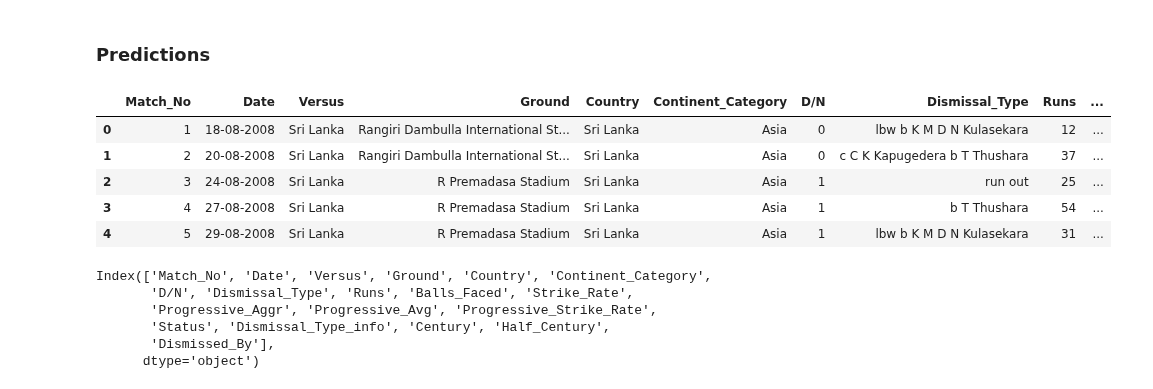
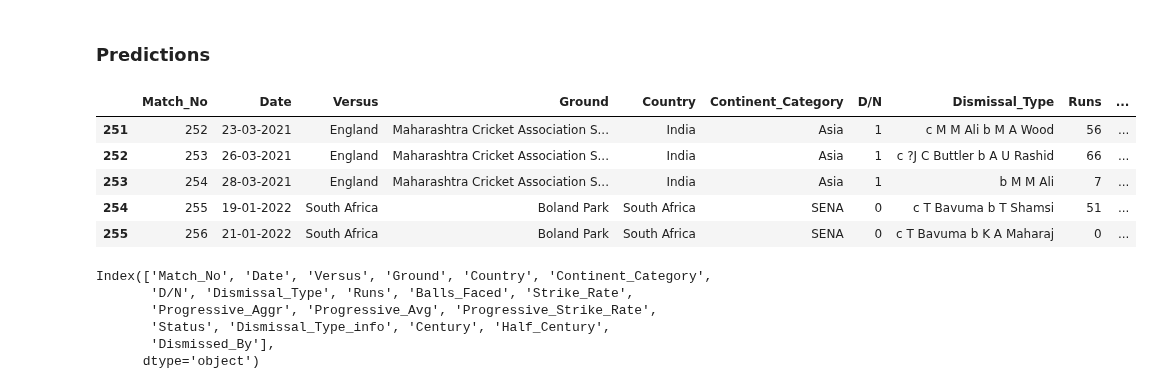
Before and after one commit to SharanDHONI/Virat-Kohli-ODI-Analysis, a Jupyter notebook: ODI_Anlaysis_Regression.ipynb, the cells around one changed output. Drawn from its saved outputs; the diff is of its cells as text; code cells hidden in the pictures.

```diff
--- a/ODI_Anlaysis_Regression.ipynb
+++ b/ODI_Anlaysis_Regression.ipynb
@@ -614,14 +614,14 @@ from sklearn.metrics import r2_score , mean_absolute_error, mean_squared_error
 # %%
 ml = df1.copy()
 # %%
-ml.head()
+ml.tail()
 # %% [output]
 |  | Match_No | Date | Versus | Ground | Country | Continent_Category | D/N | Dismissal_Type | Runs | ... |
-| 0 | 1 | 18-08-2008 | Sri Lanka | Rangiri Dambulla International St... | Sri Lanka | Asia | 0 | lbw b K M D N Kulasekara | 12 | ... |
-| 1 | 2 | 20-08-2008 | Sri Lanka | Rangiri Dambulla International St... | Sri Lanka | Asia | 0 | c C K Kapugedera b T Thushara | 37 | ... |
-| 2 | 3 | 24-08-2008 | Sri Lanka | R Premadasa Stadium | Sri Lanka | Asia | 1 | run out | 25 | ... |
-| 3 | 4 | 27-08-2008 | Sri Lanka | R Premadasa Stadium | Sri Lanka | Asia | 1 | b T Thushara | 54 | ... |
-| 4 | 5 | 29-08-2008 | Sri Lanka | R Premadasa Stadium | Sri Lanka | Asia | 1 | lbw b K M D N Kulasekara | 31 | ... |
+| 251 | 252 | 23-03-2021 | England | Maharashtra Cricket Association S... | India | Asia | 1 | c M M Ali b M A Wood | 56 | ... |
+| 252 | 253 | 26-03-2021 | England | Maharashtra Cricket Association S... | India | Asia | 1 | c ?J C Buttler b A U Rashid | 66 | ... |
+| 253 | 254 | 28-03-2021 | England | Maharashtra Cricket Association S... | India | Asia | 1 | b M M Ali | 7 | ... |
+| 254 | 255 | 19-01-2022 | South Africa | Boland Park | South Africa | SENA | 0 | c T Bavuma b T Shamsi | 51 | ... |
+| 255 | 256 | 21-01-2022 | South Africa | Boland Park | South Africa | SENA | 0 | c T Bavuma b K A Maharaj | 0 | ... |
 # %%
 ml.columns
 # %% [output]
```
Also changed, not shown: parts of 18 cells of this notebook, 1 other file.
